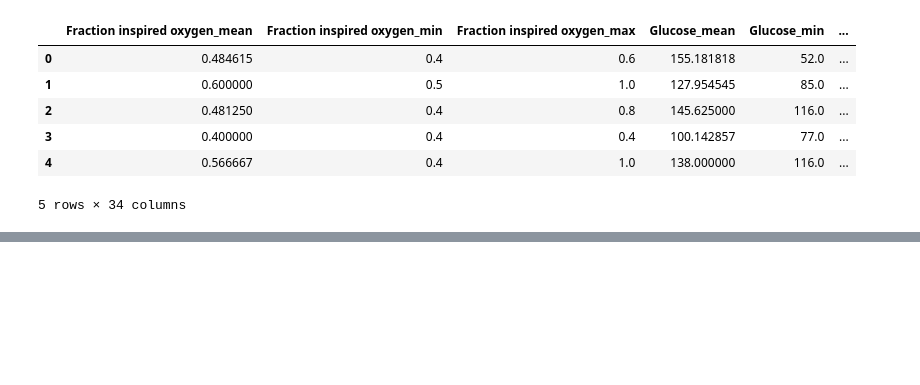
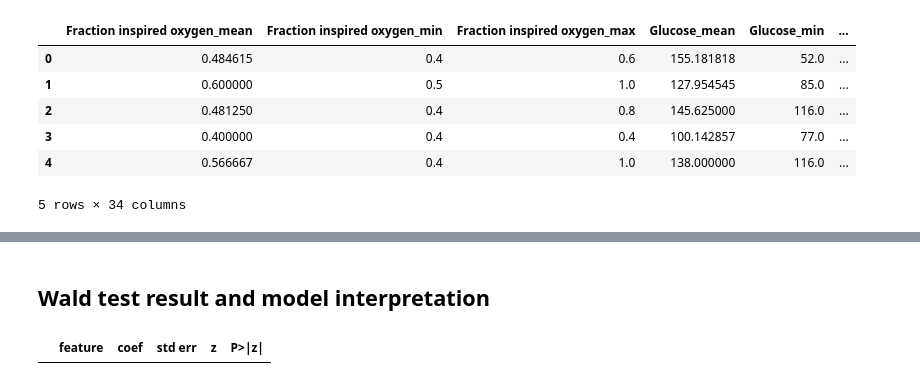
Before and after one commit to Johneinsteinwong/COMP7015_GroupProject, a Jupyter notebook: training.ipynb, the cells around one changed output, grey strips where cells are left out. Saved outputs shown, nothing was run; the diff lists cells and outputs as text; code cells hidden in the pictures; blank space fills up the shorter version.

```diff
--- a/training.ipynb
+++ b/training.ipynb
@@ -228,0 +133,12 @@ plot_roc(y_test, y_prob)
+# %%
+logistic_pipeline = base_pipeline + [ #
+        ('iso_forest', FeatureTransformer(fnames=x.columns, n_neighbors=int(logistic_param['n_neighbors']))),
+        ('imputer', KNNImputer(missing_values=np.nan, n_neighbors=int(logistic_param['n_neighbors']))),
+]
+logistic_pipeline = Pipeline(logistic_pipeline)
+logistic_x = logistic_pipeline.fit_transform(x)
+logistic = logisticModel(l1=logistic_param['l1'], l2=logistic_param['l2'], w=0.75)
+
+res_dict = logistic.fit(logistic_x, y, verbose=True, wald=True)
+result = res_dict['result']
+loss_values = res_dict['loss']
@@ -228,0 +173,14 @@ plot_roc(y_test, y_prob)
+# %% [markdown]
+## Wald test result and model interpretation
+# %%
+# iso_forest in pipeline will add a feature 'is_outlier', and last parameter in the model is the bias term
+fnames = x.columns.to_list()+['is_outlier']+['bias']
+# map the indices back to feature names
+index_to_feature = dict(zip(range(len(fnames)),fnames))
+wald_res = res_dict['wald_result']
+wald_res['index'] = wald_res['index'].replace(index_to_feature, inplace=False)
+wald_res.rename(columns={'index':'feature'}, inplace=True)
+# filter out the significant features with 5% significance level
+wald_res.query('`P>|z|` < 0.05')
+# %% [output]
+|  | feature | coef | std err | z | P>|z| |
```
Also changed, not shown: parts of 35 cells of this notebook, 20 other files.
